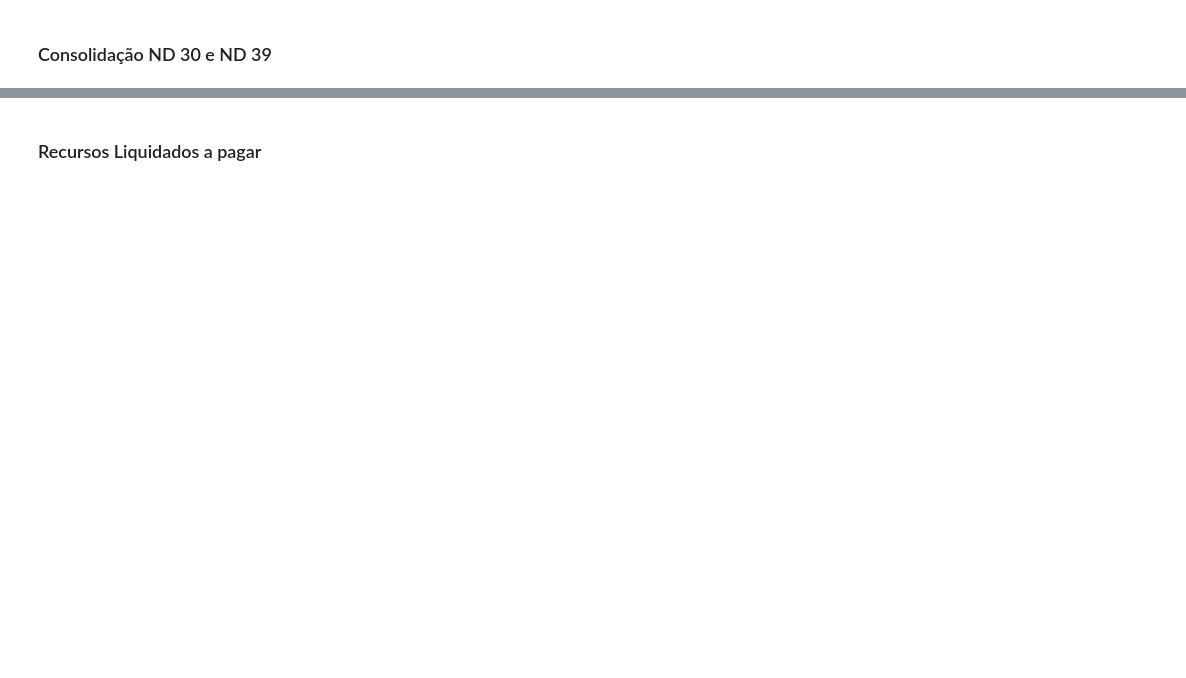
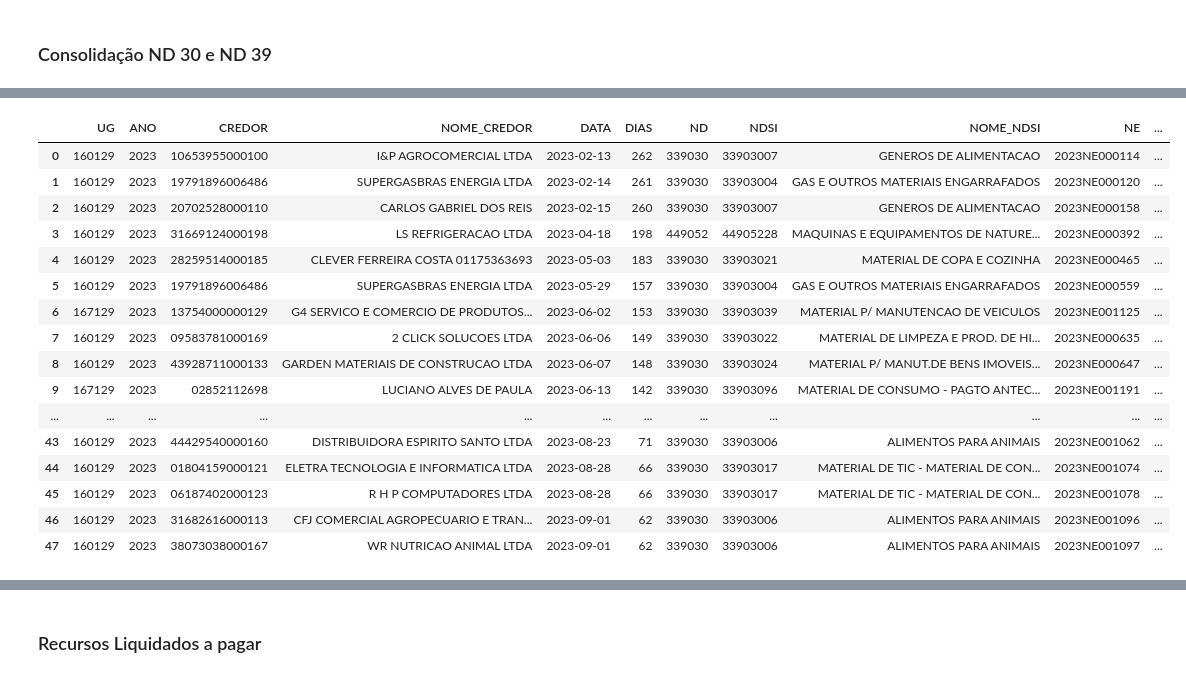
Before and after one commit to DiogoPqdt/Dashboard_ESA, a Jupyter notebook: notebook/sag.ipynb, the cells around one changed output, grey strips where cells are left out. Saved outputs shown, nothing was run; the diff lists cells and outputs as text; code cells hidden in the pictures; blank space fills up the shorter version.

```diff
--- a/notebook/sag.ipynb
+++ b/notebook/sag.ipynb
@@ -437,3 +514,27 @@ df_nd52_100dias.reset_index(drop=True)
+# %%
+cols = ['UG', 'ANO', 'CREDOR', 'NOME_CREDOR',
+       'DATA', 'DIAS', 'ND', 'NDSI', 'NOME_NDSI',
+       'NE', 'PI', 'NOME_PI', 'UGR', 'NOME_UGR',
+       'A_LIQUIDAR', 'LIQUIDADO_A_PAGAR','PAGO']
+df_foco.loc[:, cols]
+# %% [output]
+|  | UG | ANO | CREDOR | NOME_CREDOR | DATA | DIAS | ND | NDSI | NOME_NDSI | NE | ... |
+| 0 | 160129 | 2023 | 10653955000100 | I&P AGROCOMERCIAL LTDA | 2023-02-13 | 262 | 339030 | 33903007 | GENEROS DE ALIMENTACAO | 2023NE000114 | ... |
+| 1 | 160129 | 2023 | 19791896006486 | SUPERGASBRAS ENERGIA LTDA | 2023-02-14 | 261 | 339030 | 33903004 | GAS E OUTROS MATERIAIS ENGARRAFADOS | 2023NE000120 | ... |
+| 2 | 160129 | 2023 | 20702528000110 | CARLOS GABRIEL DOS REIS | 2023-02-15 | 260 | 339030 | 33903007 | GENEROS DE ALIMENTACAO | 2023NE000158 | ... |
+| 3 | 160129 | 2023 | 31669124000198 | LS REFRIGERACAO LTDA | 2023-04-18 | 198 | 449052 | 44905228 | MAQUINAS E EQUIPAMENTOS DE NATURE... | 2023NE000392 | ... |
+| 4 | 160129 | 2023 | 28259514000185 | CLEVER FERREIRA COSTA 01175363693 | 2023-05-03 | 183 | 339030 | 33903021 | MATERIAL DE COPA E COZINHA | 2023NE000465 | ... |
+| 5 | 160129 | 2023 | 19791896006486 | SUPERGASBRAS ENERGIA LTDA | 2023-05-29 | 157 | 339030 | 33903004 | GAS E OUTROS MATERIAIS ENGARRAFADOS | 2023NE000559 | ... |
+| 6 | 167129 | 2023 | 13754000000129 | G4 SERVICO E COMERCIO DE PRODUTOS... | 2023-06-02 | 153 | 339030 | 33903039 | MATERIAL P/ MANUTENCAO DE VEICULOS | 2023NE001125 | ... |
+| 7 | 160129 | 2023 | 09583781000169 | 2 CLICK SOLUCOES LTDA | 2023-06-06 | 149 | 339030 | 33903022 | MATERIAL DE LIMPEZA E PROD. DE HI... | 2023NE000635 | ... |
+| 8 | 160129 | 2023 | 43928711000133 | GARDEN MATERIAIS DE CONSTRUCAO LTDA | 2023-06-07 | 148 | 339030 | 33903024 | MATERIAL P/ MANUT.DE BENS IMOVEIS... | 2023NE000647 | ... |
+| 9 | 167129 | 2023 | 02852112698 | LUCIANO ALVES DE PAULA | 2023-06-13 | 142 | 339030 | 33903096 | MATERIAL DE CONSUMO - PAGTO ANTEC... | 2023NE001191 | ... |
+| ... | ... | ... | ... | ... | ... | ... | ... | ... | ... | ... | ... |
+| 43 | 160129 | 2023 | 44429540000160 | DISTRIBUIDORA ESPIRITO SANTO LTDA | 2023-08-23 | 71 | 339030 | 33903006 | ALIMENTOS PARA ANIMAIS | 2023NE001062 | ... |
+| 44 | 160129 | 2023 | 01804159000121 | ELETRA TECNOLOGIA E INFORMATICA LTDA | 2023-08-28 | 66 | 339030 | 33903017 | MATERIAL DE TIC - MATERIAL DE CON... | 2023NE001074 | ... |
+| 45 | 160129 | 2023 | 06187402000123 | R H P COMPUTADORES LTDA | 2023-08-28 | 66 | 339030 | 33903017 | MATERIAL DE TIC - MATERIAL DE CON... | 2023NE001078 | ... |
+| 46 | 160129 | 2023 | 31682616000113 | CFJ COMERCIAL AGROPECUARIO E TRAN... | 2023-09-01 | 62 | 339030 | 33903006 | ALIMENTOS PARA ANIMAIS | 2023NE001096 | ... |
+| 47 | 160129 | 2023 | 38073038000167 | WR NUTRICAO ANIMAL LTDA | 2023-09-01 | 62 | 339030 | 33903006 | ALIMENTOS PARA ANIMAIS | 2023NE001097 | ... |
 # %%
 nd = ['449052', '339030' ]
 
```
Also changed, not shown: parts of 21 cells of this notebook, 5 other files.
